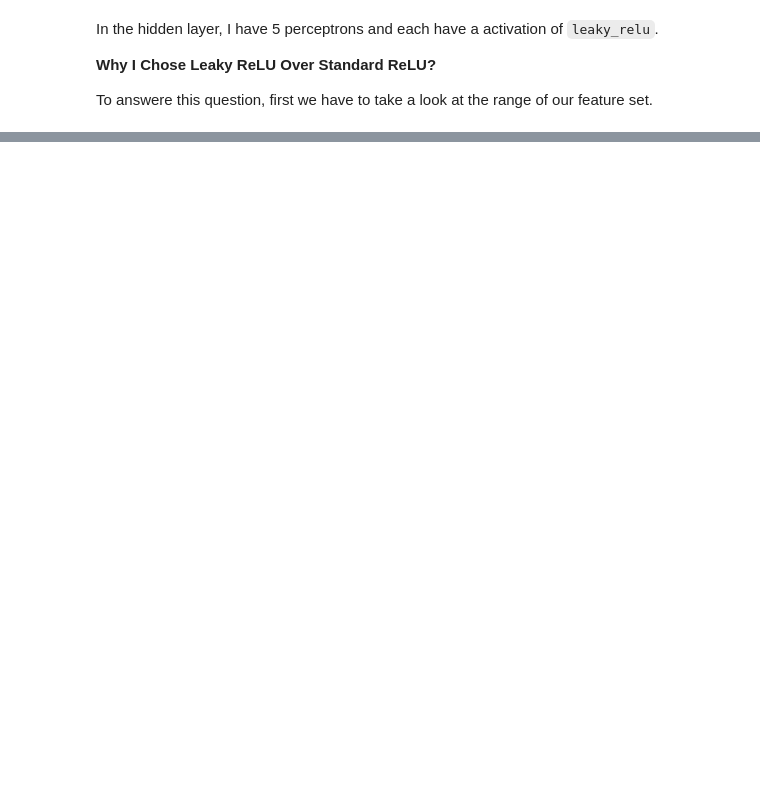
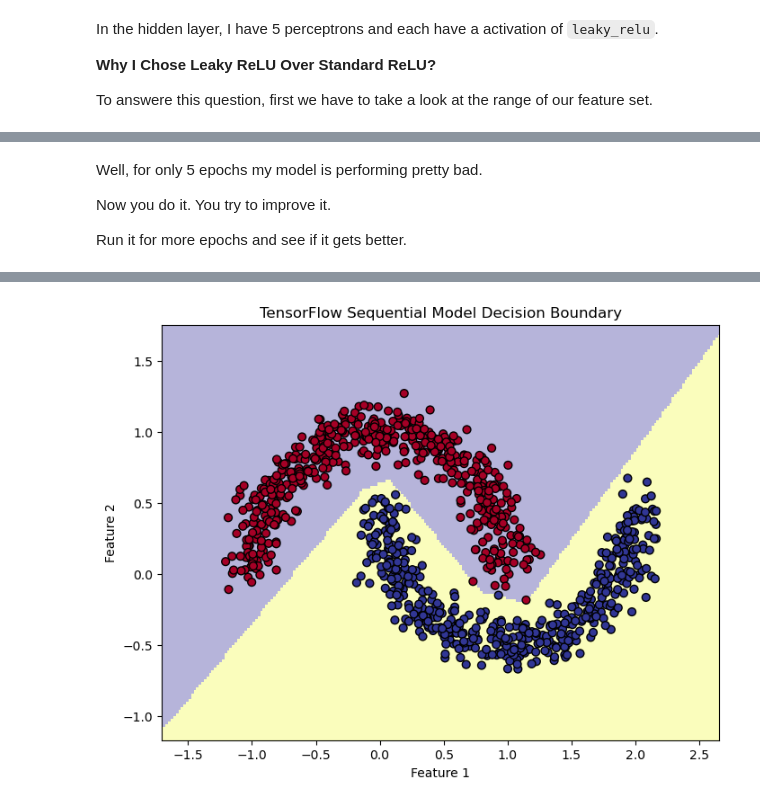
Before and after one commit to RishatTalukder/Deep_Learning_With_Tensorflow, a Jupyter notebook: 3_CLASSIFICATION/1_Neural_Network_Classification.ipynb, the cells around one changed output, grey strips where cells are left out. Saved outputs shown, nothing was run; the diff lists cells and outputs as text; code cells hidden in the pictures; blank space fills up the shorter version.

```diff
--- a/3_CLASSIFICATION/1_Neural_Network_Classification.ipynb
+++ b/3_CLASSIFICATION/1_Neural_Network_Classification.ipynb
@@ -300,0 +309,8 @@ By allowing a tiny "leak" of negative information to flow through, the activatio
+# %%
+from keras import losses, metrics, optimizers
+
+model.compile(
+    optimizer=optimizers.Adam(),
+    loss=losses.BinaryCrossentropy(),
+    metrics=[metrics.BinaryAccuracy()]
+)
@@ -300,0 +355,6 @@ By allowing a tiny "leak" of negative information to flow through, the activatio
+# %%
+model.fit(
+    x=X_train,
+    y=y_train,
+    epochs=100
+)
@@ -300,0 +380,64 @@ By allowing a tiny "leak" of negative information to flow through, the activatio
+# %% [markdown]
+Well, for only 5 epochs my model is performing pretty bad.
+
+Now you do it. You try to improve it.
+
+Run it for more epochs and see if it gets better.
+# %%
+import matplotlib.pyplot as plt
+import numpy as np
+import tensorflow as tf
+from sklearn.datasets import make_moons
+
+# 1. Create a dummy 2D dataset
+# X, y = make_moons(n_samples=300, noise=0.2, random_state=42)
+
+# 2. Build and train a simple TensorFlow Sequential model
+# model = tf.keras.Sequential(
+#     [
+#         tf.keras.layers.Input(shape=(2,)),
+#         tf.keras.layers.Dense(16, activation="relu"),
+#         tf.keras.layers.Dense(8, activation="relu"),
+#         # Use sigmoid for binary classification (outputs probabilities between 0 and 1)
+#         tf.keras.layers.Dense(1, activation="sigmoid"),
+#     ]
+# )
+
+# model.compile(
+#     optimizer="adam", loss="binary_crossentropy", metrics=["accuracy"]
+# )
+# model.fit(X, y, epochs=50, batch_size=16, verbose=0)
+
+# 3. Create the Mesh Grid
+x_min, x_max = X[:, 0].min() - 0.5, X[:, 0].max() + 0.5
+y_min, y_max = X[:, 1].min() - 0.5, X[:, 1].max() + 0.5
+xx, yy = np.meshgrid(np.arange(x_min, x_max, 0.02), np.arange(y_min, y_max, 0.02))
+
+# 4. Predict over the mesh grid
+# Flatten the grid, concatenate them as coordinates, and get predictions
+grid_points = np.c_[xx.ravel(), yy.ravel()]
+predictions = model.predict(grid_points)
+
+# For binary classification (sigmoid), convert probabilities to hard classes (0 or 1)
+# Change the condition if you want to plot probability gradients instead
+Z = (predictions > 0.5).astype(int)
+Z = Z.reshape(xx.shape)
+
+# 5. Plot the results
+plt.figure(figsize=(8, 6))
+
+# Draw the background decision mesh
+plt.pcolormesh(xx, yy, Z, cmap=plt.cm.plasma, alpha=0.3, shading="auto")
+
+# Scatter the actual data points
+scatter = plt.scatter(
+    X[:, 0], X[:, 1], c=y, cmap=plt.cm.RdYlBu, edgecolor="k", s=40
+)
+
+plt.title("TensorFlow Sequential Model Decision Boundary")
+plt.xlabel("Feature 1")
+plt.ylabel("Feature 2")
+plt.xlim(xx.min(), xx.max())
+plt.ylim(yy.min(), yy.max())
+plt.show()
+# %% [output]
@@ -300,0 +445 @@ By allowing a tiny "leak" of negative information to flow through, the activatio
+[figure, added]
```
Also changed, not shown: parts of 12 cells of this notebook.
